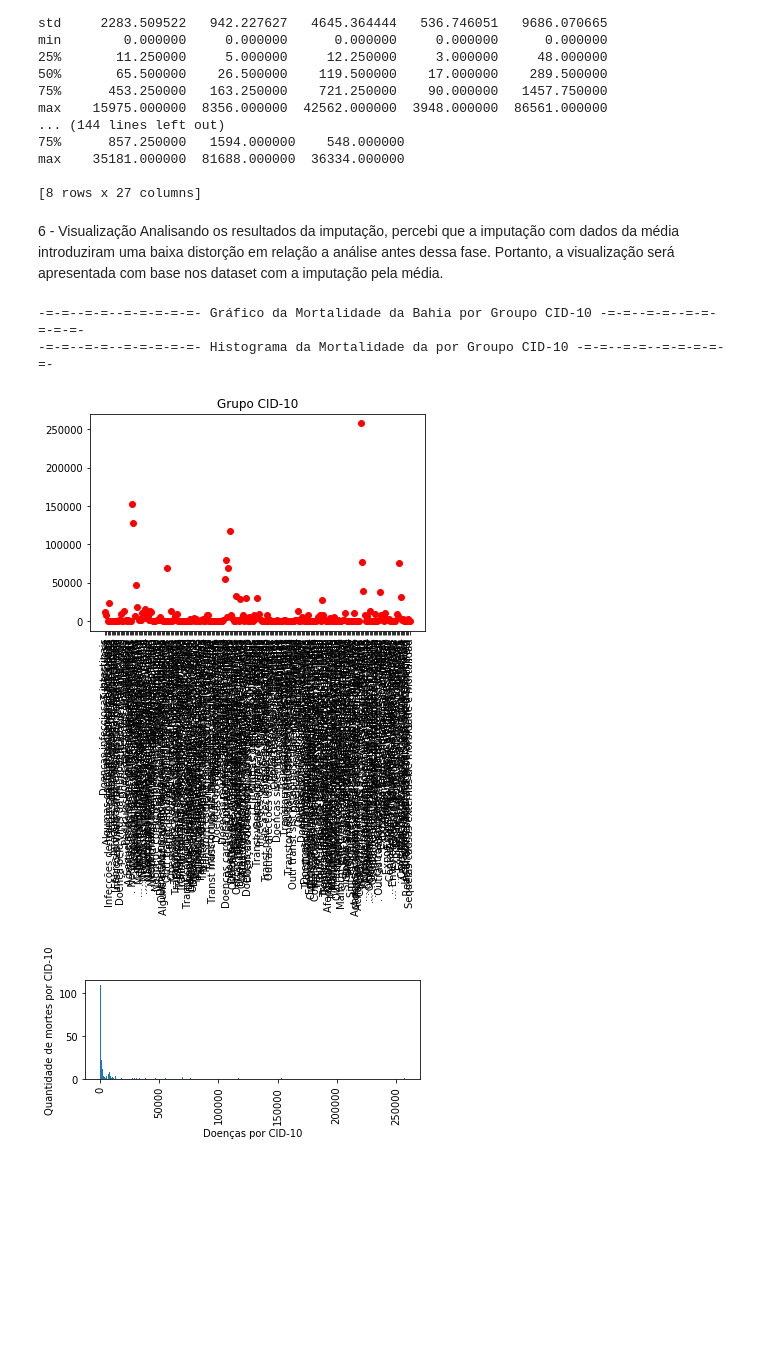
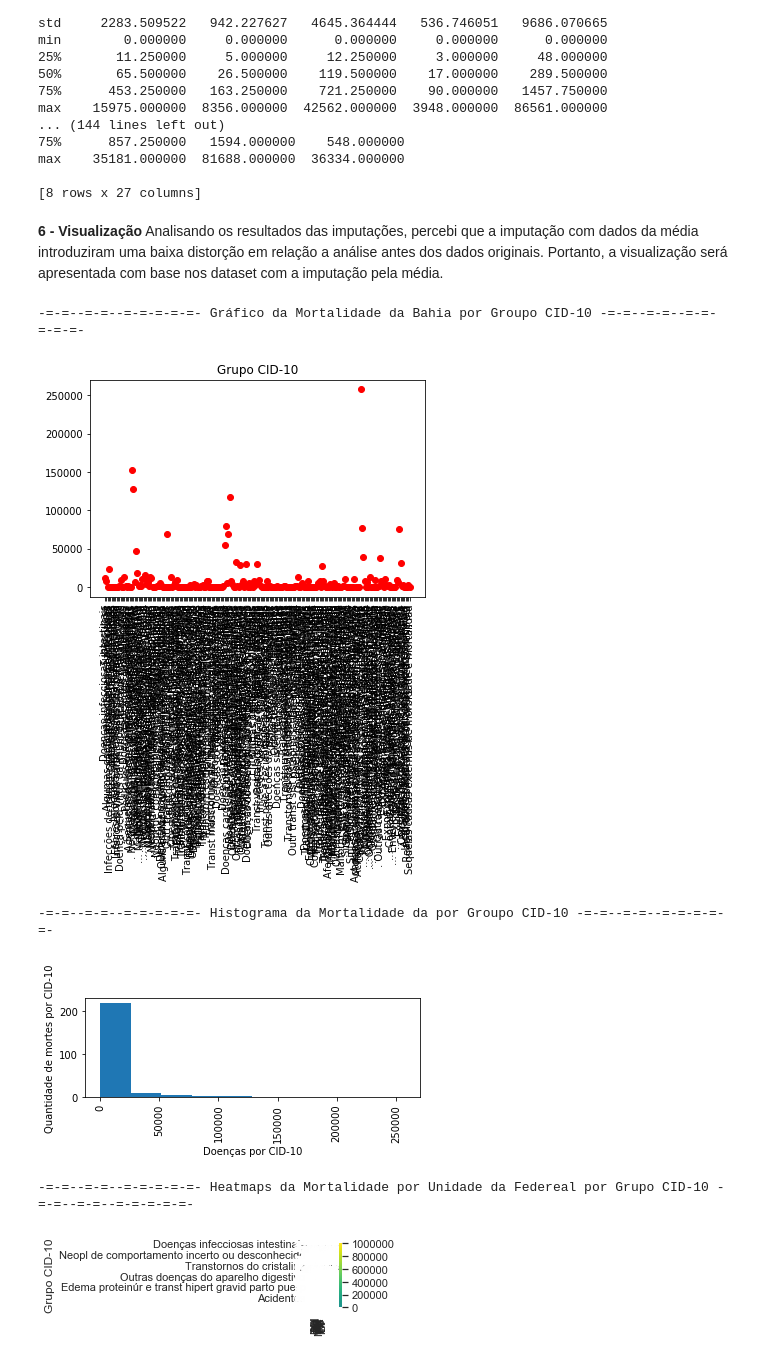
Before and after one commit to DeinhaLeao/MATE35_Sistema_Distribuido, a Jupyter notebook: MATE35-TrabalhoPartePratica.ipynb, the cells around one changed output. Saved outputs shown, nothing was run; the diff lists cells and outputs as text; code cells hidden in the pictures; blank space fills up the shorter version.

```diff
--- a/MATE35-TrabalhoPartePratica.ipynb
+++ b/MATE35-TrabalhoPartePratica.ipynb
@@ -17,9 +18,4 @@ import matplotlib.pyplot as plt
 # %%
-#URL Local
-#dfMortalidadeCID10Original = pd.read_csv("C:/Users/Deinha/PycharmProjects/DataScience/Preparation/Resource"
-#                                         "/Obitos pResidenc por Unidade da Federacao segundo Grupo CID-10.csv",
-#                                         sep=",", encoding='ISO-8859-1')
-
-
-urlDatasetGithub = "https://github.com/DeinhaLeao/MATE35_Sistema_Distribuido/blob/master/Obitos%20pResidenc%20por%20Unidade%20da%20Federacao%20segundo%20Grupo%20CID-10.csv"
-dfMortalidadeCID10Original = pd.read_csv(urlDatasetGithub, sep=",", encoding="ISO-8859-1")
+dfMortalidadeCID10Original = pd.read_csv("C:/Users/Deinha/PycharmProjects/DataScience/Preparation/Resource"
+                                         "/Obitos pResidenc por Unidade da Federacao segundo Grupo CID-10.csv",
+                                         sep=",", encoding='ISO-8859-1')
@@ -159,30 +197,41 @@ max    35181.000000  81688.000000  36334.000000
 
 [8 rows x 27 columns]
 # %% [markdown]
-6 - Visualização
-  Analisando os resultados da imputação, percebi que a imputação com dados da média introduziram uma baixa distorção em relação a análise antes dessa fase. Portanto, a visualização será apresentada com base nos dataset com a imputação pela média.
+**6 - Visualização**
+  Analisando os resultados das imputações, percebi que a imputação com dados da média introduziram uma baixa distorção em relação a análise antes dos dados originais. Portanto, a visualização será apresentada com base nos dataset com a imputação pela média.
 # %%
 plt.close('all')
 
 print("-=-=--=-=--=-=-=-=-=- Gráfico da Mortalidade da Bahia por Groupo CID-10 -=-=--=-=--=-=-=-=-=-")
 plt.figure(1)
 plt.subplot(111)
 plt.plot(dfMortalidadeCID10FaltantesMedia.index, dfMortalidadeCID10FaltantesMedia['BA'], "ro")
 plt.xticks(rotation=90)
 plt.title('Grupo CID-10')
-
+plt.show()
 
 print("-=-=--=-=--=-=-=-=-=- Histograma da Mortalidade da por Groupo CID-10 -=-=--=-=--=-=-=-=-=-")
 plt.figure(2)
 plt.subplot(211)
 plt.xlabel("Doenças por CID-10")
 plt.xticks(rotation=90)
-plt.ylabel("Quantidade de mortes por CID-10", )
-plt.hist(dfMortalidadeCID10FaltantesMedia["BA"], bins=500, )
+plt.ylabel("Quantidade de mortes por CID-10")
+plt.hist(dfMortalidadeCID10FaltantesMedia["BA"])
 
 plt.show()
+
+print("-=-=--=-=--=-=-=-=-=- Heatmaps da Mortalidade por Unidade da Federeal por Grupo CID-10 -=-=--=-=--=-=-=-=-=-")
+sns.set()
+plt.figure(3)
+plt.subplot(311)
+dfMortalidadeCID10FaltantesMedia.pivot_table(index="Grupo CID-10")
+sns.heatmap(dfMortalidadeCID10FaltantesMedia, annot=True, fmt="g", cmap="viridis", robust=True, vmin=1, vmax=1000000,
+            center=0, square=True)
+plt.show()
 # %% [output]
 -=-=--=-=--=-=-=-=-=- Gráfico da Mortalidade da Bahia por Groupo CID-10 -=-=--=-=--=-=-=-=-=-
--=-=--=-=--=-=-=-=-=- Histograma da Mortalidade da por Groupo CID-10 -=-=--=-=--=-=-=-=-=-
 [figure]
+-=-=--=-=--=-=-=-=-=- Histograma da Mortalidade da por Groupo CID-10 -=-=--=-=--=-=-=-=-=-
-[figure, old version]
+[figure, new version]
+-=-=--=-=--=-=-=-=-=- Heatmaps da Mortalidade por Unidade da Federeal por Grupo CID-10 -=-=--=-=--=-=-=-=-=-
+[figure, added]
```
Also changed, not shown: parts of 10 cells of this notebook, 2 other files.
